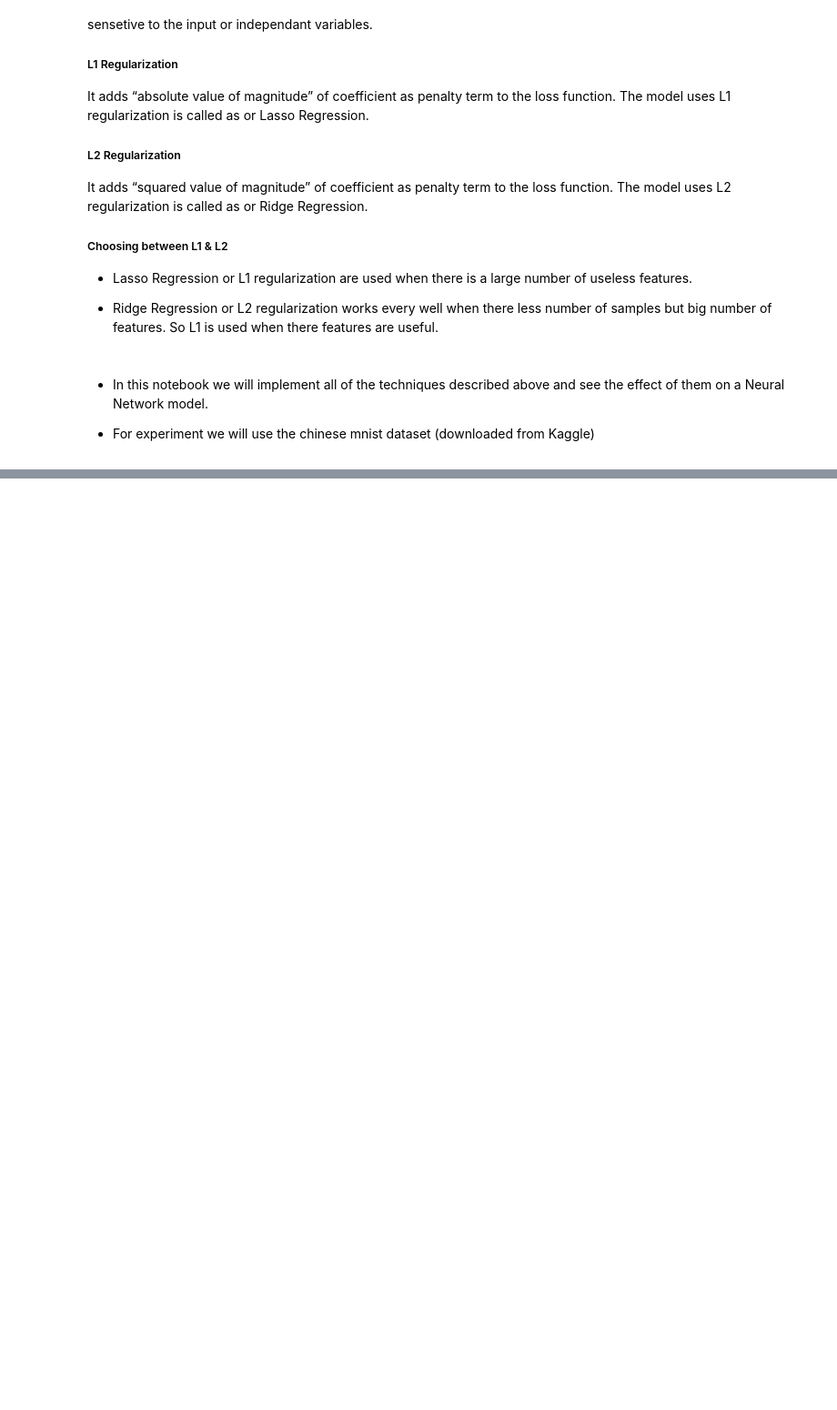
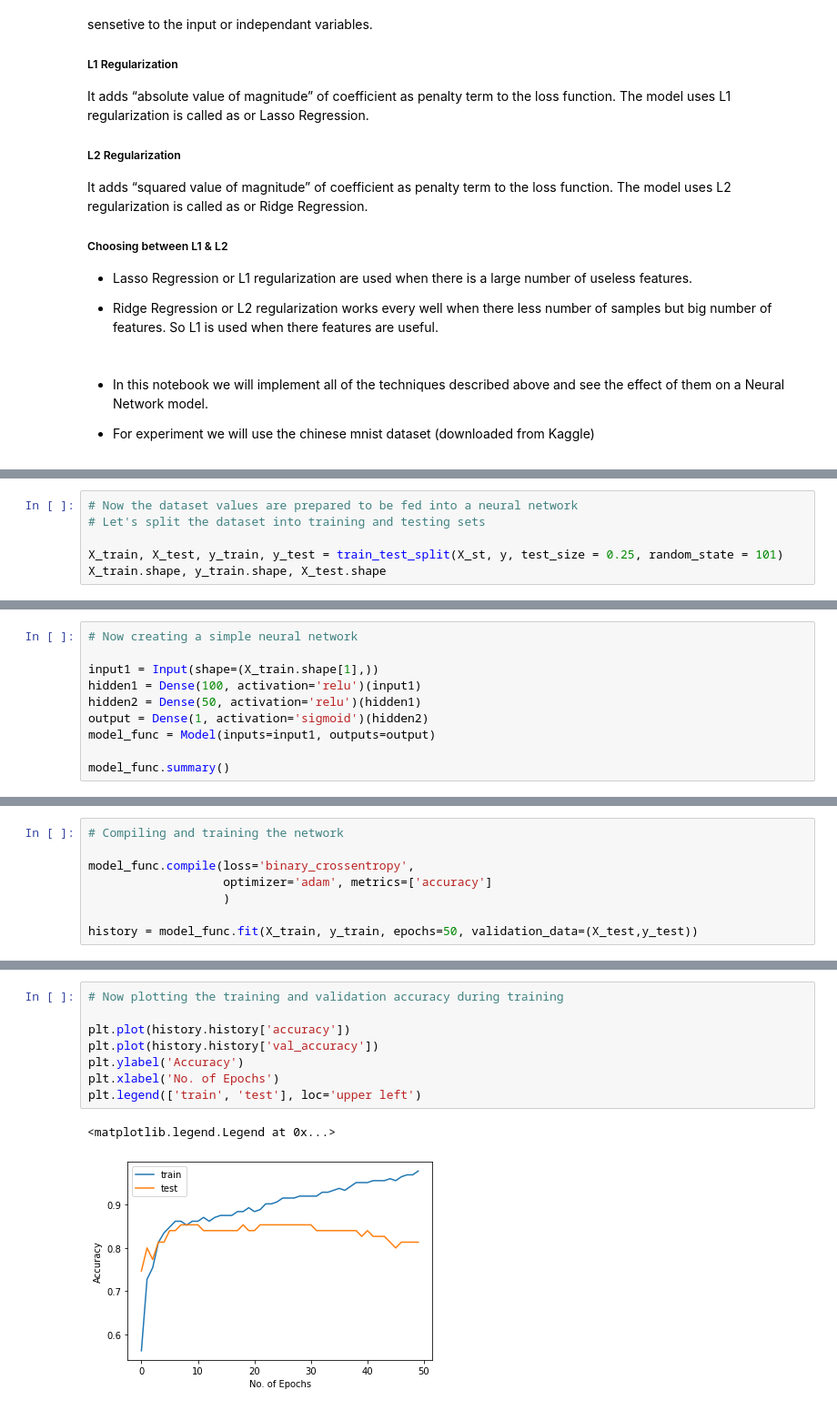
Before and after one commit to emamulmursalin/project_works, a Jupyter notebook: hypermeter_tuning/regularization.ipynb, the cells around one changed output, grey strips where cells are left out. Shown at 91% size. Drawn from its saved outputs; the diff is of its cells as text; blank space fills up the shorter version.

```diff
--- a/hypermeter_tuning/regularization.ipynb
+++ b/hypermeter_tuning/regularization.ipynb
@@ -221,0 +156,6 @@ ridge_reg.score(X_train, y_train), lasso_reg.score(X_test, y_test)
+# %%
+# Now the dataset values are prepared to be fed into a neural network
+# Let's split the dataset into training and testing sets
+
+X_train, X_test, y_train, y_test = train_test_split(X_st, y, test_size = 0.25, random_state = 101)
+X_train.shape, y_train.shape, X_test.shape
@@ -221,0 +164,10 @@ ridge_reg.score(X_train, y_train), lasso_reg.score(X_test, y_test)
+# %%
+# Now creating a simple neural network
+
+input1 = Input(shape=(X_train.shape[1],))
+hidden1 = Dense(100, activation='relu')(input1)
+hidden2 = Dense(50, activation='relu')(hidden1)
+output = Dense(1, activation='sigmoid')(hidden2)
+model_func = Model(inputs=input1, outputs=output)
+
+model_func.summary()
@@ -221,0 +191,8 @@ ridge_reg.score(X_train, y_train), lasso_reg.score(X_test, y_test)
+# %%
+# Compiling and training the network
+
+model_func.compile(loss='binary_crossentropy',
+                   optimizer='adam', metrics=['accuracy']
+                   )
+
+history = model_func.fit(X_train, y_train, epochs=50, validation_data=(X_test,y_test))
@@ -221,0 +228,11 @@ ridge_reg.score(X_train, y_train), lasso_reg.score(X_test, y_test)
+# %%
+# Now plotting the training and validation accuracy during training
+
+plt.plot(history.history['accuracy'])
+plt.plot(history.history['val_accuracy'])
+plt.ylabel('Accuracy')
+plt.xlabel('No. of Epochs')
+plt.legend(['train', 'test'], loc='upper left')
+# %% [output]
+<matplotlib.legend.Legend at 0x...>
+[figure, added]
```
Also changed, not shown: parts of 60 cells of this notebook, 2 other files.
